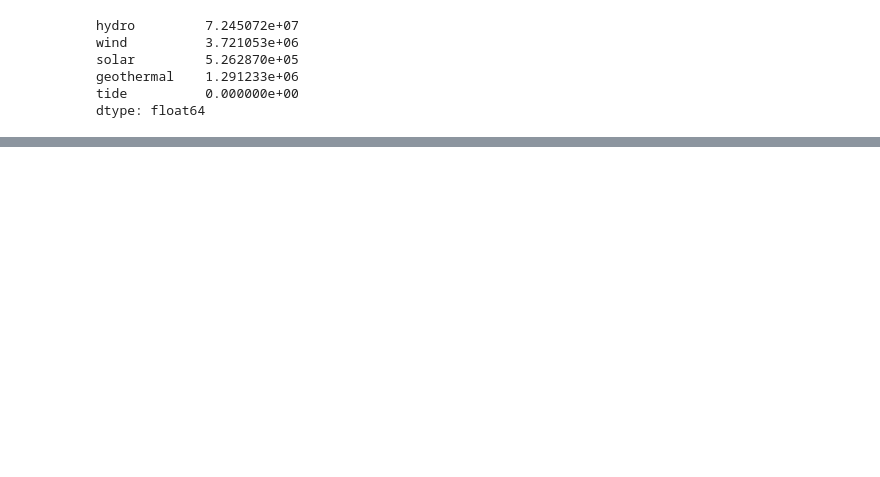
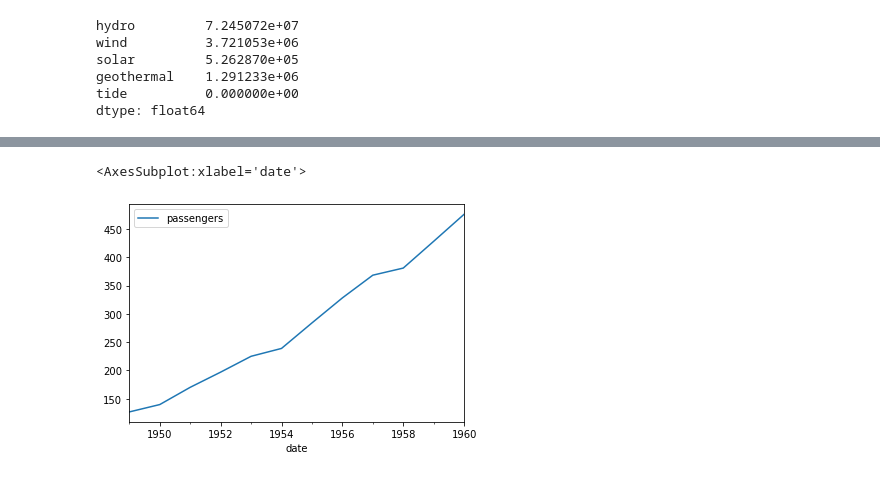
Before and after one commit to juanpaat/Python-for-Data-Analysts-and-Data-Scientists, a Jupyter notebook: DataFrame Manipulation.ipynb, the cells around one changed output, grey strips where cells are left out. Saved outputs shown, nothing was run; the diff lists cells and outputs as text; code cells hidden in the pictures; blank space fills up the shorter version.

```diff
--- a/DataFrame Manipulation.ipynb
+++ b/DataFrame Manipulation.ipynb
@@ -1079,0 +1511,2 @@ dtype: float64
+# %%
+flights = sns.load_dataset('flights')
@@ -1079,0 +1522,2 @@ dtype: float64
+# %%
+flights['date'] = flights['year'].astype(str)+ ' ' + flights['month'].astype(str)
@@ -1079,0 +1533,3 @@ dtype: float64
+# %%
+flights['date'] = pd.to_datetime(flights['date'])       #YYYY-MM-DD
+flights.head()
@@ -1079,0 +1557,3 @@ dtype: float64
+# %%
+flights.set_index('date', inplace = True)
+flights
@@ -1079,0 +1579,5 @@ dtype: float64
+# %%
+flights.groupby(pd.Grouper(freq = 'Y')).agg({'passengers' : 'mean'}).plot()
+# %% [output]
+<AxesSubplot:xlabel='date'>
+[figure, added]
```
Also changed, not shown: parts of 106 cells of this notebook, 4 other files.
